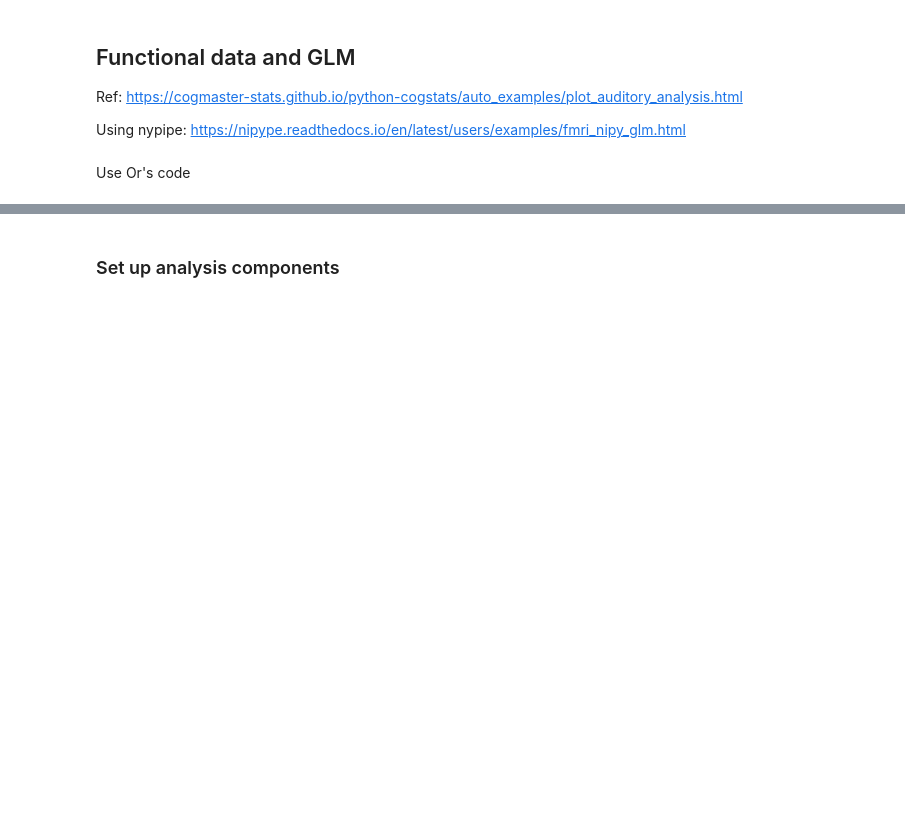
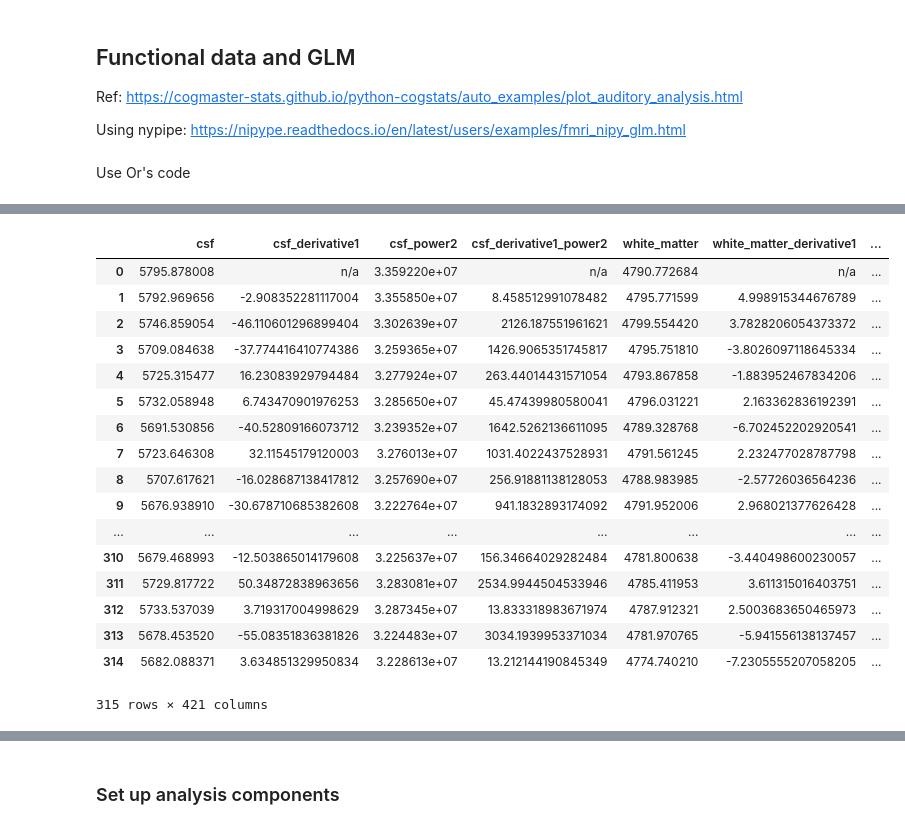
Before and after one commit to ruonanjia/mdm_imaging_analysis, a Jupyter notebook: mdm_imaging_glm.ipynb, the cells around one changed output, grey strips where cells are left out. Drawn from its saved outputs; the diff is of its cells as text; code cells hidden in the pictures; blank space fills up the shorter version.

```diff
--- a/mdm_imaging_glm.ipynb
+++ b/mdm_imaging_glm.ipynb
@@ -500,0 +557,21 @@ Use Or's code
+# %%
+regress_data
+# %% [output]
+|  | csf | csf_derivative1 | csf_power2 | csf_derivative1_power2 | white_matter | white_matter_derivative1 | ... |
+| 0 | 5795.878008 | n/a | 3.359220e+07 | n/a | 4790.772684 | n/a | ... |
+| 1 | 5792.969656 | -2.908352281117004 | 3.355850e+07 | 8.458512991078482 | 4795.771599 | 4.998915344676789 | ... |
+| 2 | 5746.859054 | -46.110601296899404 | 3.302639e+07 | 2126.187551961621 | 4799.554420 | 3.7828206054373372 | ... |
+| 3 | 5709.084638 | -37.774416410774386 | 3.259365e+07 | 1426.9065351745817 | 4795.751810 | -3.8026097118645334 | ... |
+| 4 | 5725.315477 | 16.23083929794484 | 3.277924e+07 | 263.44014431571054 | 4793.867858 | -1.883952467834206 | ... |
+| 5 | 5732.058948 | 6.743470901976253 | 3.285650e+07 | 45.47439980580041 | 4796.031221 | 2.163362836192391 | ... |
+| 6 | 5691.530856 | -40.52809166073712 | 3.239352e+07 | 1642.5262136611095 | 4789.328768 | -6.702452202920541 | ... |
+| 7 | 5723.646308 | 32.11545179120003 | 3.276013e+07 | 1031.4022437528931 | 4791.561245 | 2.232477028787798 | ... |
+| 8 | 5707.617621 | -16.028687138417812 | 3.257690e+07 | 256.91881138128053 | 4788.983985 | -2.57726036564236 | ... |
+| 9 | 5676.938910 | -30.678710685382608 | 3.222764e+07 | 941.1832893174092 | 4791.952006 | 2.968021377626428 | ... |
+| ... | ... | ... | ... | ... | ... | ... | ... |
+| 310 | 5679.468993 | -12.503865014179608 | 3.225637e+07 | 156.34664029282484 | 4781.800638 | -3.440498600230057 | ... |
+| 311 | 5729.817722 | 50.34872838963656 | 3.283081e+07 | 2534.9944504533946 | 4785.411953 | 3.611315016403751 | ... |
+| 312 | 5733.537039 | 3.719317004998629 | 3.287345e+07 | 13.833318983671974 | 4787.912321 | 2.5003683650465973 | ... |
+| 313 | 5678.453520 | -55.08351836381826 | 3.224483e+07 | 3034.1939953371034 | 4781.970765 | -5.941556138137457 | ... |
+| 314 | 5682.088371 | 3.634851329950834 | 3.228613e+07 | 13.212144190845349 | 4774.740210 | -7.2305555207058205 | ... |
+315 rows × 421 columns
```
Also changed, not shown: parts of 30 cells of this notebook.
